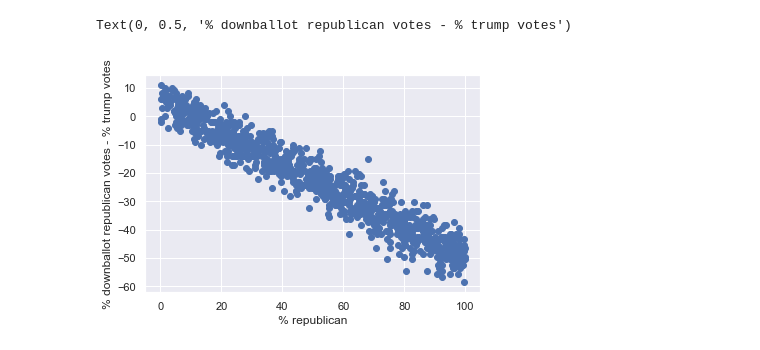
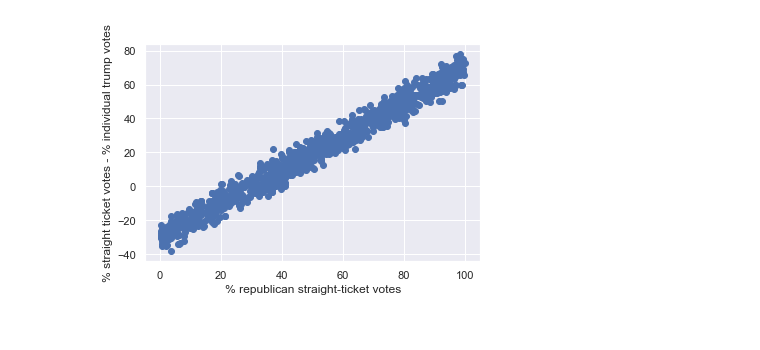
Before and after one commit to NaimKabir/ayyadurai-rebuttal, a Jupyter notebook: sim.ipynb, the cells around one changed output. Cells and saved outputs as stored; diff of their text form; code cells hidden in the pictures.

```diff
--- a/sim.ipynb
+++ b/sim.ipynb
@@ -15 +7,3 @@ R = {
+# %%
+p_trump = 0.30
 # %% [markdown]
@@ -17,3 +13,4 @@ Great now let's simulate a bunch of precincts with different fractions of R vs.
 # %%
 import numpy as np
-r_percentages = np.random.rand(1000) # modeling the fraction of r_voters in a precint, randomly
+num_precincts = 1000 # let's deal with 1000 precincts.
+r_percentages = np.random.rand(num_precincts)  # modeling the fraction of R voters in a precint, randomly from [0-1]
@@ -57,0 +21,15 @@ president_r_percentages = np.array(president_r_percentages)
+# %%
+# let's say we're dealing with a fixed size of split-ticket voters in each precinct
+split_pop_size = 100
+split_votes = np.random.binomial(split_pop_size, p_trump, num_precincts) # simulating
+split_trump_percentage = split_votes / split_pop_size
+# %%
+import matplotlib.pyplot as plt
+import seaborn as sns
+sns.set()
+
+diffs = split_trump_percentage - r_percentages
+plt.scatter(r_percentages*100, diffs*100)
+plt.xlabel('% republican straight-ticket votes')
+plt.ylabel('% individual trump votes - % straight ticket votes')
+plt.savefig('diff')
@@ -58,12 +38,12 @@ president_r_percentages = np.array(president_r_percentages)
 # %%
 import matplotlib.pyplot as plt
 import seaborn as sns
 sns.set()
 
-diffs = president_r_percentages - downballot_r_percentages
+diffs = r_percentages - split_trump_percentage
 plt.scatter(r_percentages*100, diffs*100)
-plt.xlabel('% republican')
-plt.ylabel('% downballot republican votes - % trump votes')
+plt.xlabel('% republican straight-ticket votes')
+plt.ylabel('% straight ticket votes - % individual trump votes')
+plt.savefig('diff-2')
 # %% [output]
-Text(0, 0.5, '% downballot republican votes - % trump votes')
-[figure, old version]
+[figure, new version]
```
Also changed, not shown: parts of 10 cells of this notebook, 1 other file.
